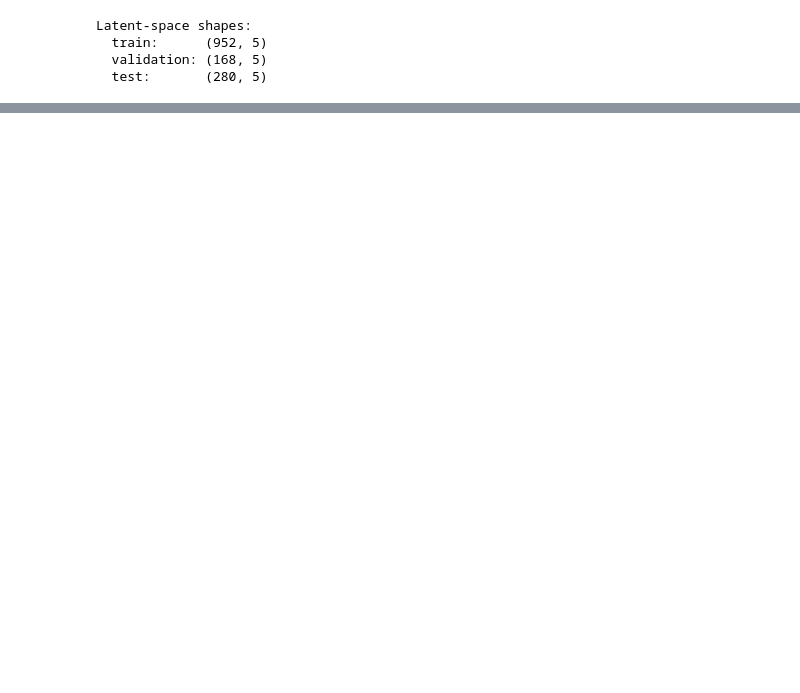
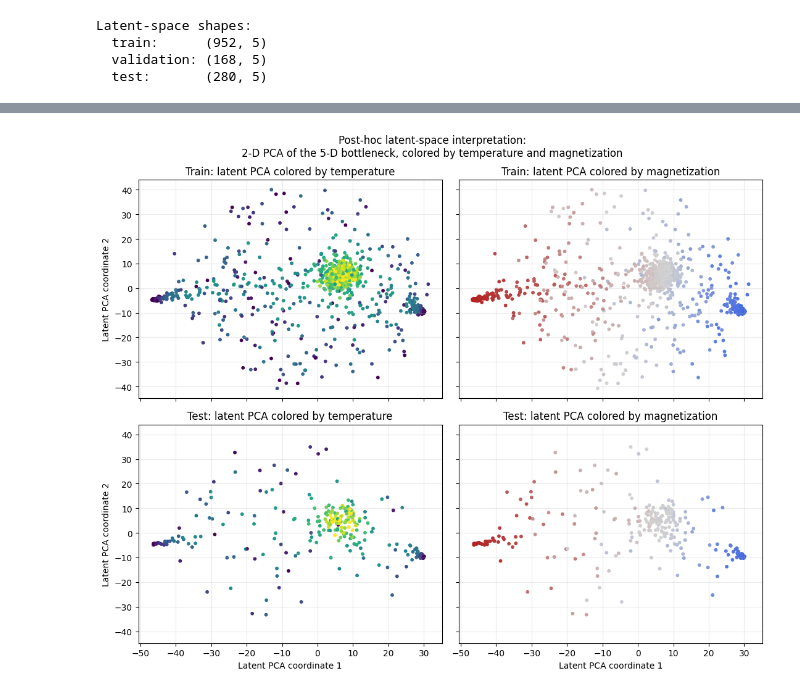
Before and after one commit to Pawelbure/github_repo_EJP_AI-in-physics_v3, a Jupyter notebook: UnsupervisedML_1_Clustering-phases/Unsupervised_ML_clustering-phases_AE_train_test_validation.ipynb, the cells around one changed output, grey strips where cells are left out. Drawn from its saved outputs; the diff is of its cells as text; code cells hidden in the pictures; blank space fills up the shorter version.

```diff
--- a/UnsupervisedML_1_Clustering-phases/Unsupervised_ML_clustering-phases_AE_train_test_validation.ipynb
+++ b/UnsupervisedML_1_Clustering-phases/Unsupervised_ML_clustering-phases_AE_train_test_validation.ipynb
@@ -549,3 +472,97 @@ plt.show()
+# %%
+from matplotlib.colors import LinearSegmentedColormap, TwoSlopeNorm
+
+# ---------- Visualization: 5-D bottleneck projected to 2-D with PCA ----------
+# Fit PCA on the training bottleneck only, then transform test.
+# This avoids using test information to choose the latent projection.
+pca = PCA(n_components=2, random_state=seed)
+latent_train_2d = pca.fit_transform(latent_train)
+latent_test_2d = pca.transform(latent_test)
+
+# Signed magnetization sum (not absolute magnetization)
+mag_train = magnetization_sum(X_train)
+mag_test = magnetization_sum(X_test)
+
+# Blue -> grey -> red colormap for signed magnetization
+blue_grey_red = LinearSegmentedColormap.from_list(
+    "blue_grey_red",
+    ["royalblue", "lightgrey", "firebrick"]
+)
+
+# Center the colormap at zero magnetization
+mag_lim = max(np.abs(mag_train).max(), np.abs(mag_test).max())
+mag_norm = TwoSlopeNorm(vmin=-mag_lim, vcenter=0.0, vmax=mag_lim)
+
+fig, axes = plt.subplots(2, 2, figsize=(11, 9), sharex=True, sharey=True)
+
+# ---- Row 1: training data ----
+sc_train_temp = axes[0, 0].scatter(
+    latent_train_2d[:, 0],
+    latent_train_2d[:, 1],
+    c=T_train,
+    s=10,
+)
+axes[0, 0].set_title("Train: latent PCA colored by temperature")
+axes[0, 0].set_ylabel("Latent PCA coordinate 2")
+axes[0, 0].grid(alpha=0.25)
+
+sc_train_mag = axes[0, 1].scatter(
+    latent_train_2d[:, 0],
+    latent_train_2d[:, 1],
+    c=mag_train,
+    s=10,
+    cmap=blue_grey_red,
+    norm=mag_norm,
+)
+axes[0, 1].set_title("Train: latent PCA colored by magnetization")
+axes[0, 1].grid(alpha=0.25)
+
+# ---- Row 2: test data ----
+sc_test_temp = axes[1, 0].scatter(
+    latent_test_2d[:, 0],
+    latent_test_2d[:, 1],
+    c=T_test,
+    s=10,
+)
+axes[1, 0].set_title("Test: latent PCA colored by temperature")
+axes[1, 0].set_xlabel("Latent PCA coordinate 1")
+axes[1, 0].set_ylabel("Latent PCA coordinate 2")
+axes[1, 0].grid(alpha=0.25)
+
+sc_test_mag = axes[1, 1].scatter(
+    latent_test_2d[:, 0],
+    latent_test_2d[:, 1],
+    c=mag_test,
+    s=10,
+    cmap=blue_grey_red,
+    norm=mag_norm,
+)
+axes[1, 1].set_title("Test: latent PCA colored by magnetization")
+axes[1, 1].set_xlabel("Latent PCA coordinate 1")
+axes[1, 1].grid(alpha=0.25)
+
+"""
+# One colorbar for the temperature column
+cbar_temp = fig.colorbar(sc_train_temp, ax=axes[:, 0], fraction=0.025, pad=0.04)
+cbar_temp.set_label("Temperature")
+
+# One colorbar for the magnetization column
+cbar_mag = fig.colorbar(sc_train_mag, ax=axes[:, 1], fraction=0.025, pad=0.04)
+cbar_mag.set_label("Signed magnetization M = Σ_i s_i")
+"""
+
+fig.suptitle(
+    "Post-hoc latent-space interpretation:\n"
+    "2-D PCA of the 5-D bottleneck, colored by temperature and magnetization",
+    y=0.98
+)
+
+plt.tight_layout()
+fig.savefig("ae_latent_pca_2x2_train_test_temperature_magnetization.png",
+            dpi=300, bbox_inches="tight")
+plt.show()
+# %% [output]
+[figure, added]
 # %%
 # ---------- Regression probe: predict the order-parameter magnitude |M| ----------
 # This is a post-hoc probe of the learned AE bottleneck.
```
Also changed, not shown: parts of 4 cells of this notebook, 7 other files.
